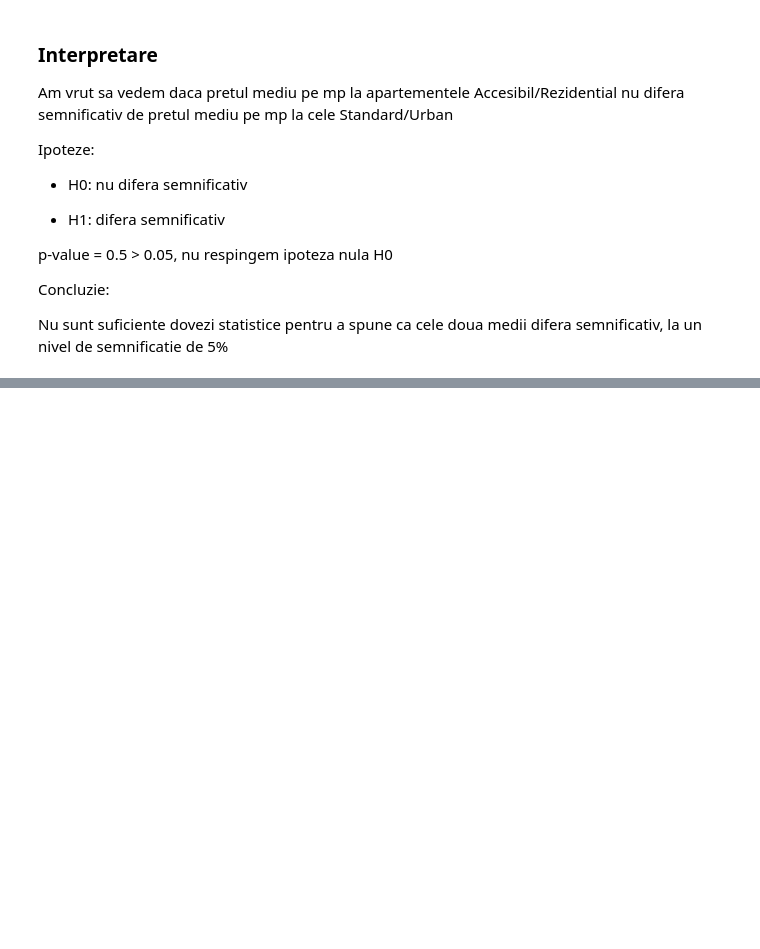
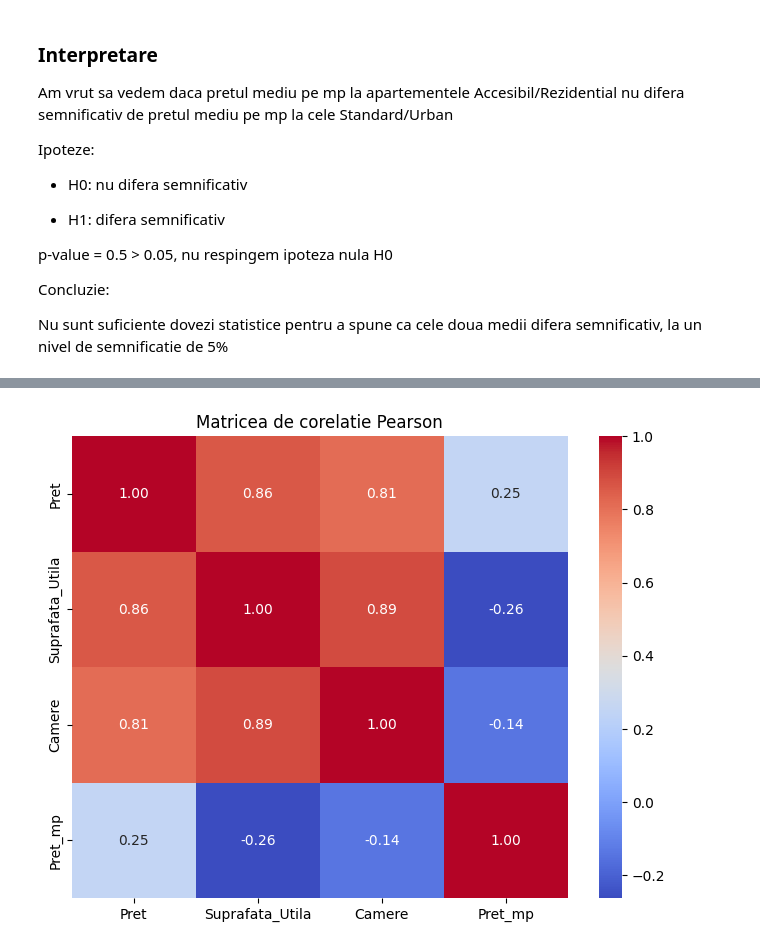
Before and after one commit to BejenaruIoanMatei/iasi-housing-market-analysis, a Jupyter notebook: notebooks/3_exploratory_analysis.ipynb, the cells around one changed output, grey strips where cells are left out. Saved outputs shown, nothing was run; the diff lists cells and outputs as text; code cells hidden in the pictures; blank space fills up the shorter version.

```diff
--- a/notebooks/3_exploratory_analysis.ipynb
+++ b/notebooks/3_exploratory_analysis.ipynb
@@ -574,0 +613,11 @@ Nu sunt suficiente dovezi statistice pentru a spune ca cele doua medii difera se
+# %%
+num_cols = ['Pret', 'Suprafata_Utila', 'Camere', 'Pret_mp']
+accesibil = df[(df['Tip_Zona'] == 'Accesibil/Rezidential')]
+corr_matrix = accesibil[num_cols].corr()
+
+plt.figure(figsize=(8, 6))
+sns.heatmap(corr_matrix, annot=True, cmap='coolwarm', fmt=".2f")
+plt.title('Matricea de corelatie Pearson')
+plt.show()
+# %% [output]
+[figure, added]
```
Also changed, not shown: parts of 12 cells of this notebook, 1 other file.
